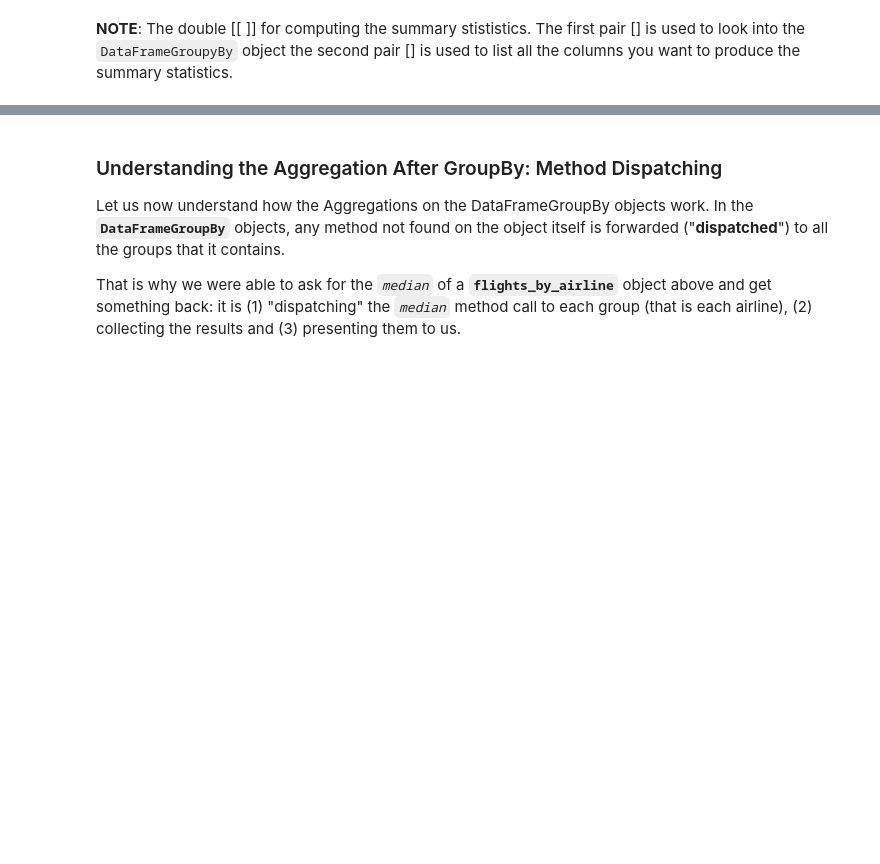
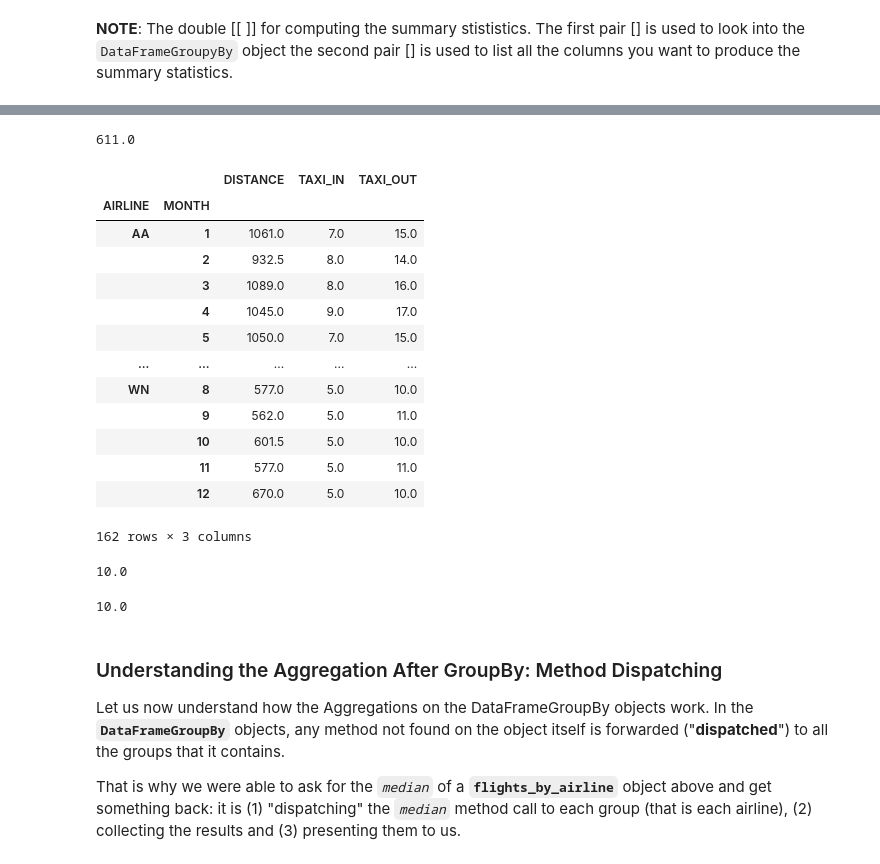
Before and after one commit to ssomanch/ITAO30210_Fall_2021, a Jupyter notebook: Lecture_17_Pandas_GroupBy_Oct_26.ipynb, the cells around one changed output, grey strips where cells are left out. Saved outputs shown, nothing was run; the diff lists cells and outputs as text; code cells hidden in the pictures; blank space fills up the shorter version.

```diff
--- a/Lecture_17_Pandas_GroupBy_Oct_26.ipynb
+++ b/Lecture_17_Pandas_GroupBy_Oct_26.ipynb
@@ -204,2 +391,6 @@ avg_by_airline
+# %%
+median_distance.loc['WN']['DISTANCE']
+# %% [output]
+611.0
 # %%
 # Question 3
@@ -209 +398,29 @@ median_distance_WN =
+# %%
+# Question 4
+flights_by_airline_month = flights.groupby(['AIRLINE', 'MONTH'])
+summary_by_airline_month = flights_by_airline_month[['DISTANCE', 'TAXI_IN', 'TAXI_OUT']].median()
+summary_by_airline_month
+# %% [output]
+|  |  | DISTANCE | TAXI_IN | TAXI_OUT |
+| AIRLINE | MONTH |  |  |  |
+| AA | 1 | 1061.0 | 7.0 | 15.0 |
+|  | 2 | 932.5 | 8.0 | 14.0 |
+|  | 3 | 1089.0 | 8.0 | 16.0 |
+|  | 4 | 1045.0 | 9.0 | 17.0 |
+|  | 5 | 1050.0 | 7.0 | 15.0 |
+| ... | ... | ... | ... | ... |
+| WN | 8 | 577.0 | 5.0 | 10.0 |
+|  | 9 | 562.0 | 5.0 | 11.0 |
+|  | 10 | 601.5 | 5.0 | 10.0 |
+|  | 11 | 577.0 | 5.0 | 11.0 |
+|  | 12 | 670.0 | 5.0 | 10.0 |
+162 rows × 3 columns
+# %%
+summary_by_airline_month.loc['WN'].loc[12]['TAXI_OUT']
+# %% [output]
+10.0
+# %%
+summary_by_airline_month.loc['WN',12]['TAXI_OUT']
+# %% [output]
+10.0
 # %%
```
Also changed, not shown: parts of 43 cells of this notebook.
